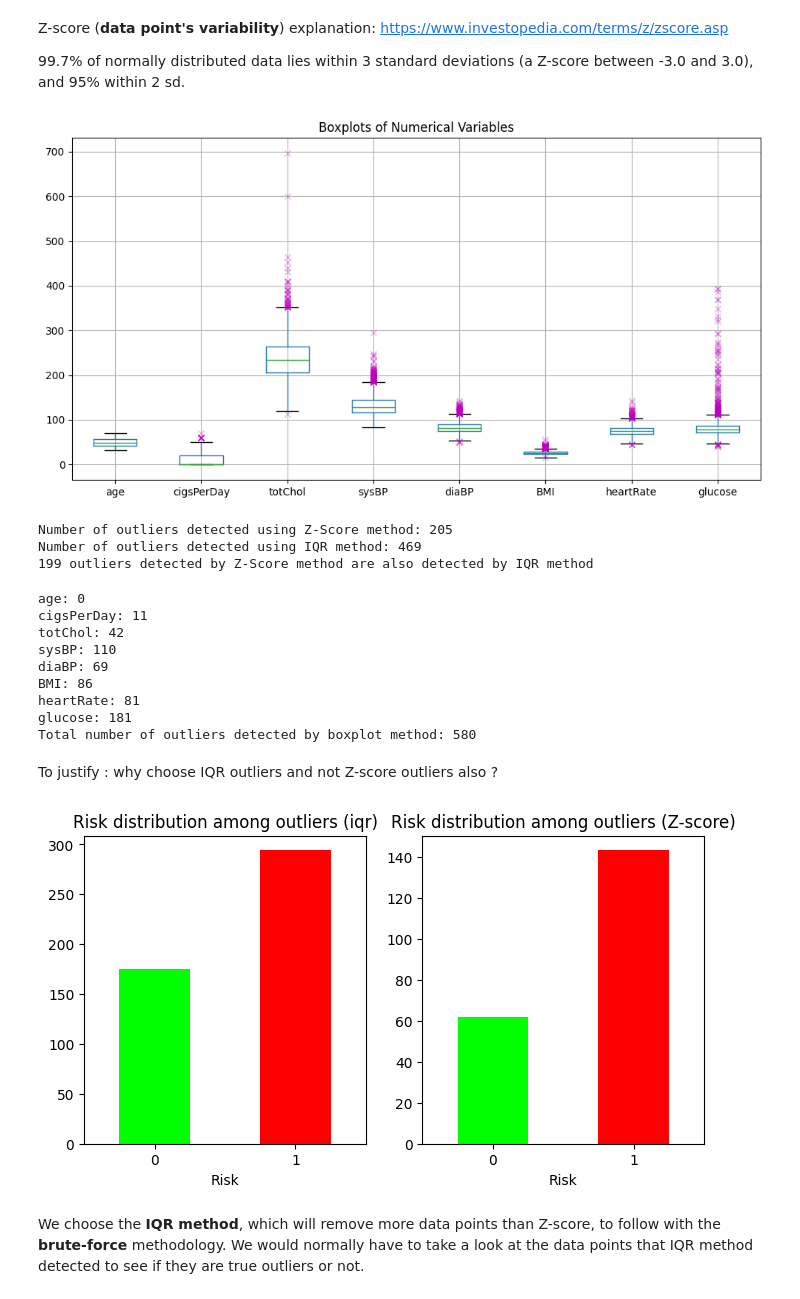
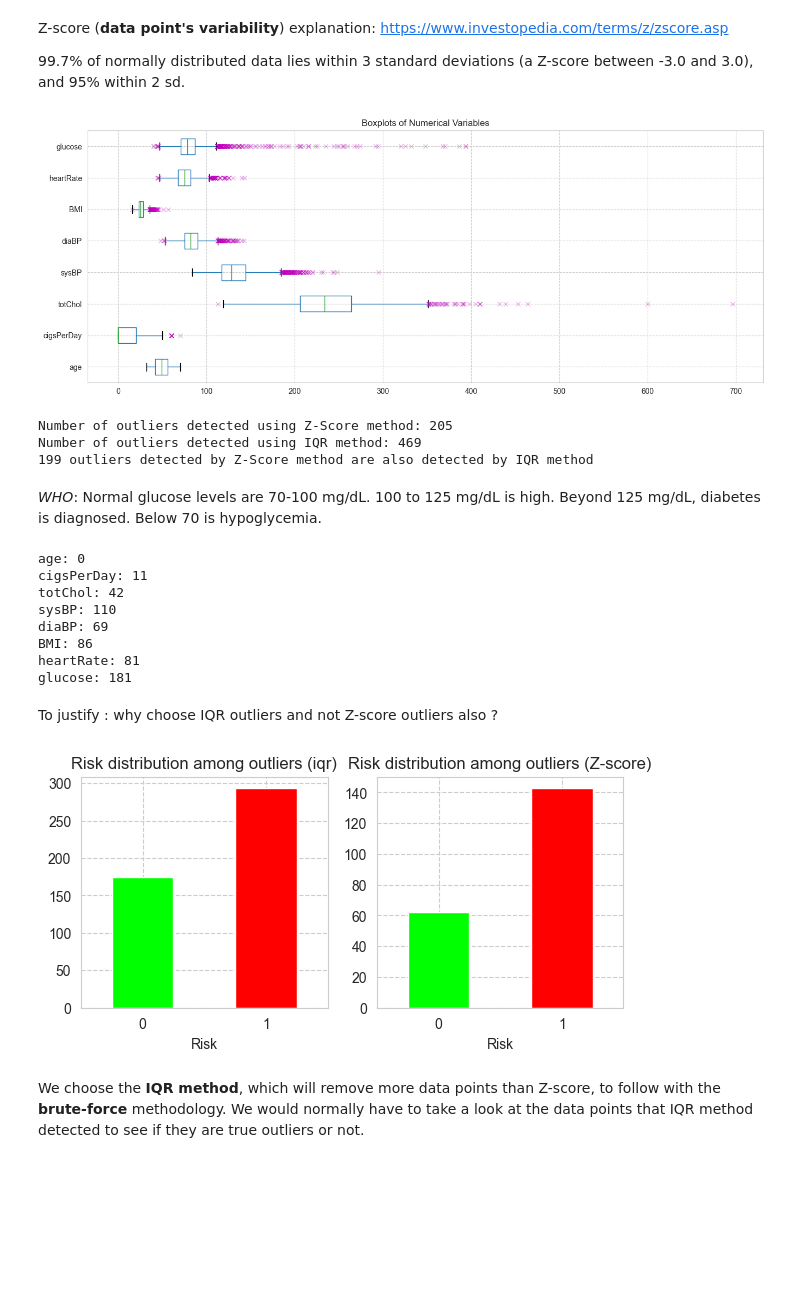
Before and after one commit to Iman974/ML_classification_hypertension_SL, a Jupyter notebook: Hypertension_risk.ipynb, the cells around one changed output. Saved outputs shown, nothing was run; the diff lists cells and outputs as text; code cells hidden in the pictures; blank space fills up the shorter version.

```diff
--- a/Hypertension_risk.ipynb
+++ b/Hypertension_risk.ipynb
@@ -167,0 +214,13 @@ hypertension_data.groupby('Risk').size().plot(title='Post NA data clean risk dis
+# %%
+plt.ylabel('Count')
+size_df = hypertension_data.groupby('Risk').size()
+ax = size_df.plot(title='Post NA clean risk distribution', x='Risk', kind='bar',
+                                              color=['#00CC00','#FF0000'], figsize=(3, 3));
+
+# Add percentage labels on each bar
+total = size_df.sum()
+for p in ax.patches:
+    percentage = '{:.1f}%'.format(100 * p.get_height() / total)
+    x = p.get_x() + p.get_width() / 2
+    y = p.get_height() / 2 - 60
+    ax.annotate(percentage, (x, y), ha='center', va='bottom', color='white', fontsize=12, fontweight='bold')
@@ -235,11 +249,11 @@ import matplotlib.pyplot as plt
 import numpy as np
 from scipy.stats import zscore
 
-## TODO: Seperate boxplots into subplots like above
+# plt.grid(color='black')
 
-# Boxplots
+# Horizontal boxplots
 numerical_columns = ['age', 'cigsPerDay', 'totChol', 'sysBP', 'diaBP', 'BMI', 'heartRate', 'glucose']
-fliers = hypertension_data[numerical_columns].boxplot(figsize=(12, 6), sym='xm', whis=1.5, flierprops=dict(alpha=0.3), return_type='dict')["fliers"]
+fliers = hypertension_data[numerical_columns].boxplot(figsize=(16, 6), sym='xm', whis=1.5, flierprops=dict(alpha=0.3), return_type='dict', vert=False)["fliers"]
 plt.title('Boxplots of Numerical Variables') ## TODO: rename graph title
 plt.show()
 
@@ -263,19 +277,17 @@ print(f"Number of outliers detected using IQR method: {outliers_iqr_count}")
 zscore_in_IQR = hypertension_data[outliers_zscore].isin(hypertension_data[outliers_iqr]).any(axis=1).sum()
 print(f"{zscore_in_IQR} outliers detected by Z-Score method are also detected by IQR method")
 # %% [output]
-[figure, old version]
+[figure, new version]
 Number of outliers detected using Z-Score method: 205
 Number of outliers detected using IQR method: 469
 199 outliers detected by Z-Score method are also detected by IQR method
+# %% [markdown]
+*WHO*:
+Normal glucose levels are 70-100 mg/dL. 100 to 125 mg/dL is high. Beyond 125 mg/dL, diabetes is diagnosed. Below 70 is hypoglycemia.
 # %%
-total_outliers = 0
 for i, flier in enumerate(fliers):
     feature_outliers = flier.get_ydata().shape[0]
     print(f"{numerical_columns[i]}: {feature_outliers}")
-    # print(flier.get_ydata())
-    total_outliers += feature_outliers
-
-print("Total number of outliers detected by", bold("boxplot method:"), total_outliers)
 # %% [output]
 age: 0
 cigsPerDay: 11
@@ -285,23 +297,22 @@ diaBP: 69
 BMI: 86
 heartRate: 81
 glucose: 181
-Total number of outliers detected by boxplot method: 580
 # %% [markdown]
 To justify : why choose IQR outliers and not Z-score outliers also ?
 # %%
-fig, axes = plt.subplots(nrows=1, ncols=2, figsize=(8, 4))
+fig, axes = plt.subplots(nrows=1, ncols=2, figsize=(7, 3))
 
 hypertension_data[outliers_iqr].groupby('Risk').size().plot(title='Risk distribution among outliers (iqr)', kind='bar',
                                               color=['#00FF00','#FF0000'], ax=axes[0]);
 
 hypertension_data[outliers_zscore].groupby('Risk').size().plot(title='Risk distribution among outliers (Z-score)', kind='bar',
                                               color=['#00FF00','#FF0000'], ax=axes[1]);
 
 # Rotating X-axis labels
 for ax in axes:
     ax.set_xticklabels(ax.get_xticks(), rotation = 0)
 # %% [output]
-[figure, old version]
+[figure, new version]
 # %% [markdown]
 We choose the **IQR method**, which will remove more data points than Z-score, to follow with the **brute-force** methodology. We would normally have to take a look at the data points that IQR method detected to see if they are true outliers or not.
 # %%
```
Also changed, not shown: parts of 36 cells of this notebook.
